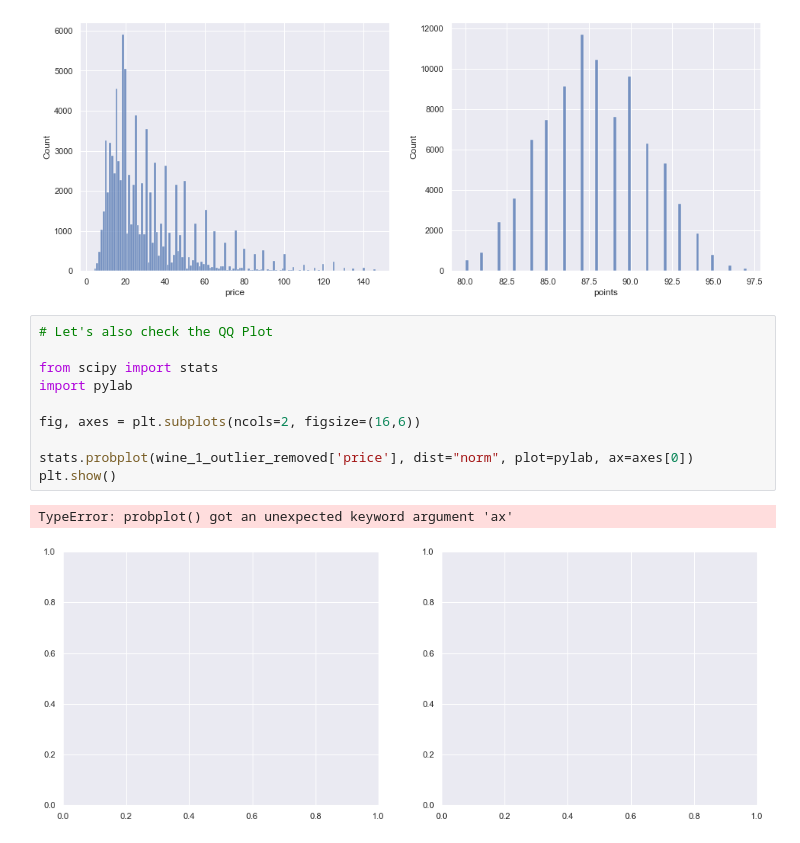
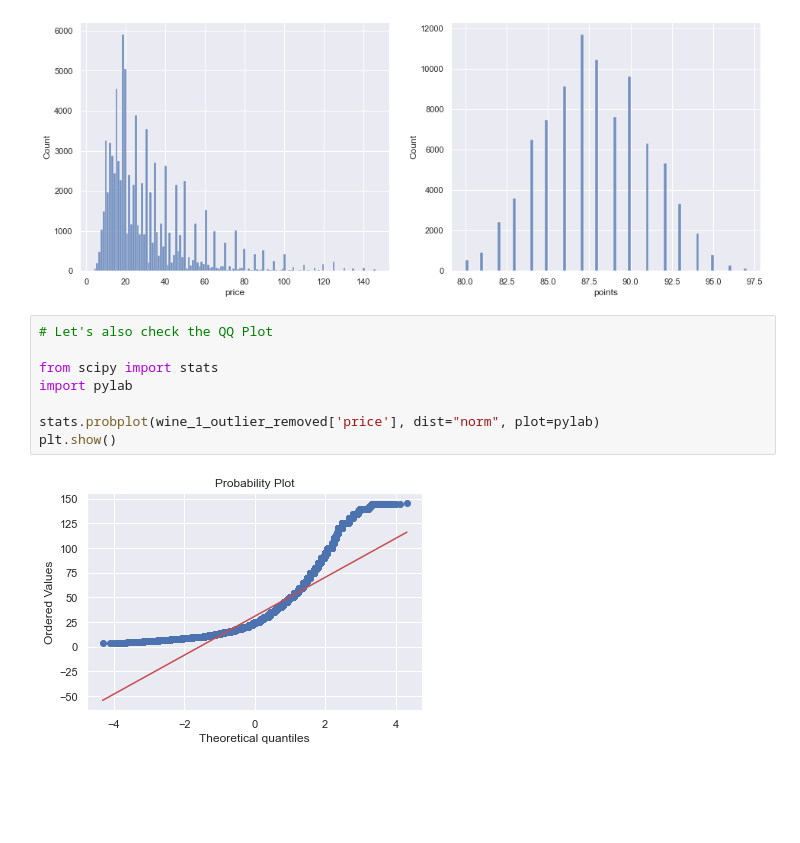
Before and after one commit to bthakr1/python_small_programs, a Jupyter notebook: python_small/Wine Data PreProcessing & Linear Regression.ipynb, the cells around one changed output. Drawn from its saved outputs; the diff is of its cells as text; blank space fills up the shorter version.

```diff
--- a/python_small/Wine Data PreProcessing & Linear Regression.ipynb
+++ b/python_small/Wine Data PreProcessing & Linear Regression.ipynb
@@ -373,13 +373,10 @@ plt.show()
 # %%
 # Let's also check the QQ Plot
 
 from scipy import stats
 import pylab
 
-fig, axes = plt.subplots(ncols=2, figsize=(16,6))
-
-stats.probplot(wine_1_outlier_removed['price'], dist="norm", plot=pylab, ax=axes[0])
+stats.probplot(wine_1_outlier_removed['price'], dist="norm", plot=pylab)
 plt.show()
 # %% [output]
-TypeError: probplot() got an unexpected keyword argument 'ax'
-[figure, old version]
+[figure, new version]
```
Also changed, not shown: parts of 18 cells of this notebook.
